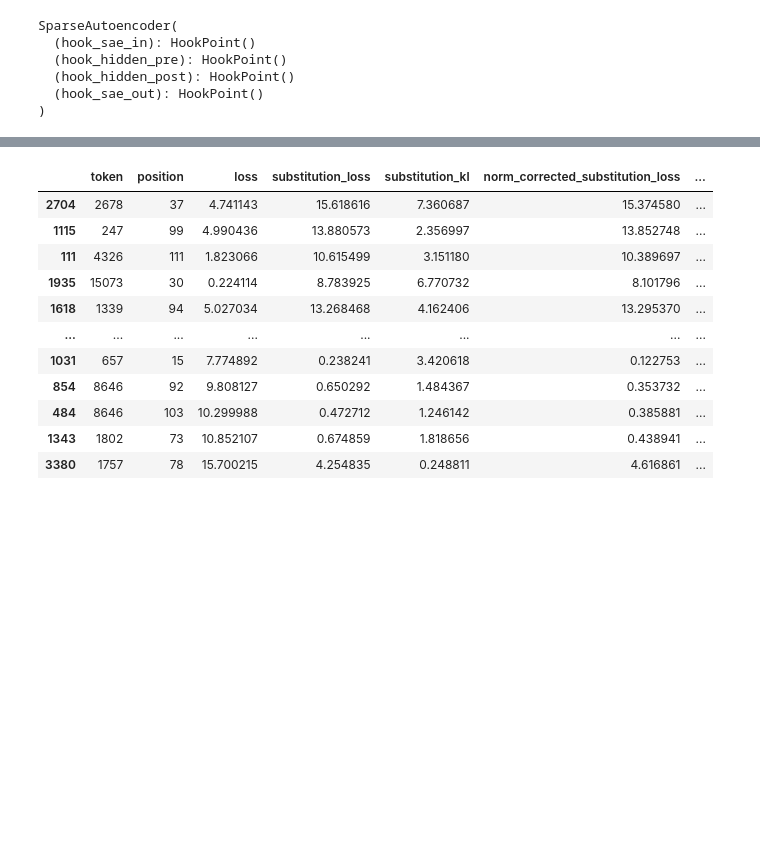
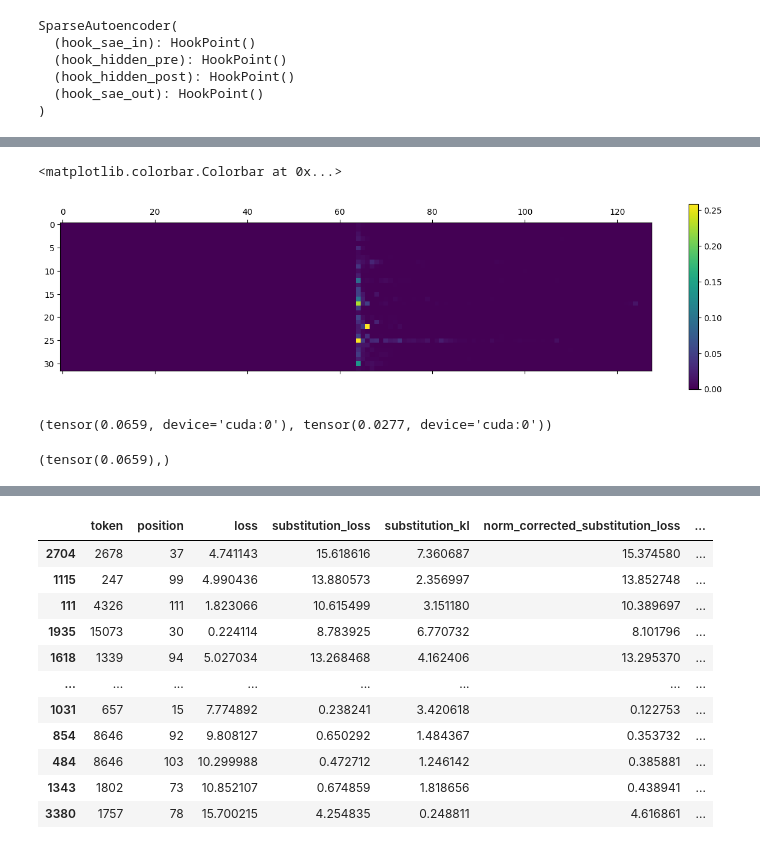
Before and after one commit to dajale423/error_pathology, a Jupyter notebook: eval.ipynb, the cells around one changed output, grey strips where cells are left out. Saved outputs shown, nothing was run; the diff lists cells and outputs as text; code cells hidden in the pictures; blank space fills up the shorter version.

```diff
--- a/eval.ipynb
+++ b/eval.ipynb
@@ -121,0 +189,14 @@ loss_df.describe().T.style.background_gradient()
+# %%
+plt.matshow(random_patch_kl_div.cpu().numpy())
+plt.colorbar()
+# %% [output]
+<matplotlib.colorbar.Colorbar at 0x...>
+[figure, added]
+# %%
+sae_patch_kl_div[5, 64], random_patch_kl_div[5, 64]
+# %% [output]
+(tensor(0.0659, device='cuda:0'), tensor(0.0277, device='cuda:0'))
+# %%
+sae_kl
+# %% [output]
+(tensor(0.0659),)
```
Also changed, not shown: parts of 27 cells of this notebook, 4 other files.
